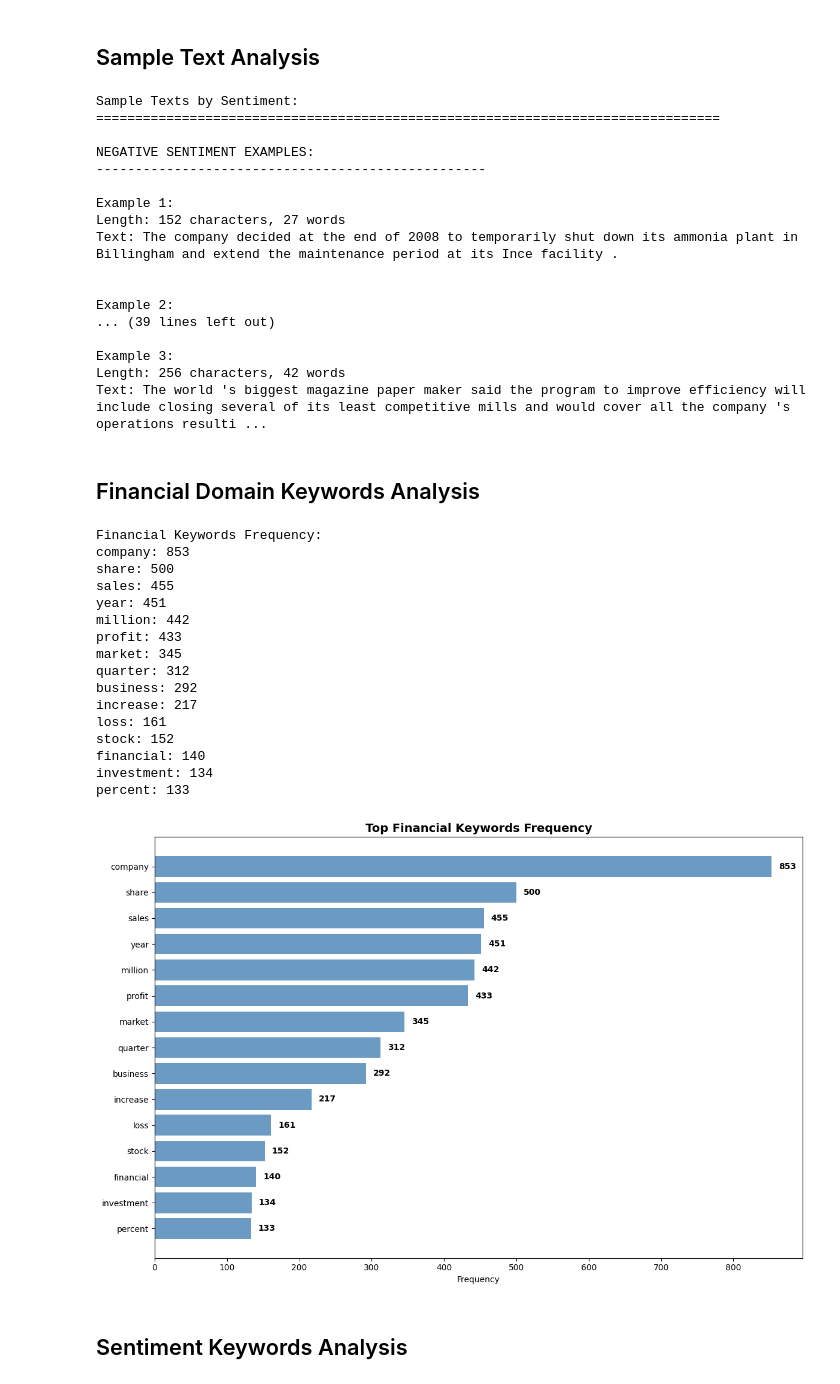
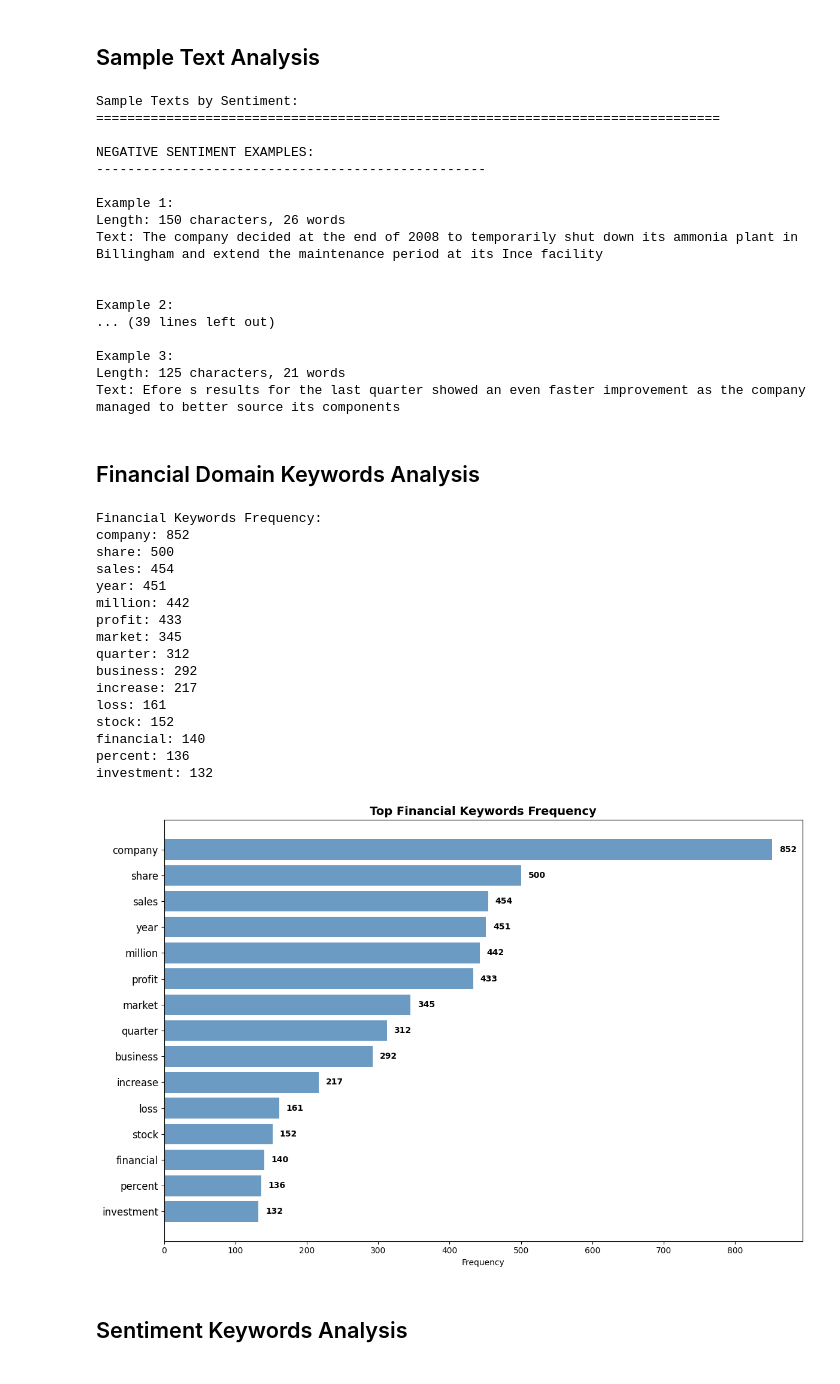
Before and after one commit to IMAGINARY9/News-Sentiment, a Jupyter notebook: notebooks/exploration.ipynb, the cells around one changed output. Saved outputs shown, nothing was run; the diff lists cells and outputs as text; code cells hidden in the pictures.

```diff
--- a/notebooks/exploration.ipynb
+++ b/notebooks/exploration.ipynb
@@ -41,7 +41,7 @@ Libraries imported successfully!
 ## Data Loading and Initial Inspection
 # %%
 # Load the processed dataset
-data_path = Path('../data/financial_news/processed_all-data.csv')
+data_path = Path('../data/financial_news/prepared/processed_all-data.csv')
 df = pd.read_csv(data_path)
 
 print(f"Dataset shape: {df.shape}")
@@ -435,16 +435,16 @@ NEGATIVE SENTIMENT EXAMPLES:
 --------------------------------------------------
 
 Example 1:
-Length: 152 characters, 27 words
-Text: The company decided at the end of 2008 to temporarily shut down its ammonia plant in Billingham and extend the maintenance period at its Ince facility .
+Length: 150 characters, 26 words
+Text: The company decided at the end of 2008 to temporarily shut down its ammonia plant in Billingham and extend the maintenance period at its Ince facility
 
 
 Example 2:
 ... (39 lines left out)
 
 Example 3:
-Length: 256 characters, 42 words
-Text: The world 's biggest magazine paper maker said the program to improve efficiency will include closing several of its least competitive mills and would cover all the company 's operations resulti ...
+Length: 125 characters, 21 words
+Text: Efore s results for the last quarter showed an even faster improvement as the company managed to better source its components
 # %% [markdown]
 ## Financial Domain Keywords Analysis
 # %%
@@ -472,39 +472,39 @@ for keyword, count in list(sorted_keywords.items())[:15]:
 
 # Visualize top financial keywords
 plt.figure(figsize=(12, 8))
 top_keywords = dict(list(sorted_keywords.items())[:15])
 words = list(top_keywords.keys())
 counts = list(top_keywords.values())
-
 plt.barh(words, counts, color='steelblue', alpha=0.8)
 plt.title('Top Financial Keywords Frequency', fontsize=14, fontweight='bold')
 plt.xlabel('Frequency')
+plt.yticks(rotation=0, fontsize=12)
 plt.gca().invert_yaxis()
 
 # Add value labels
 for i, (word, count) in enumerate(top_keywords.items()):
     plt.text(count + 10, i, f'{count:,}', va='center', fontweight='bold')
 
 plt.tight_layout()
 plt.show()
 # %% [output]
 Financial Keywords Frequency:
-company: 853
+company: 852
 share: 500
-sales: 455
+sales: 454
 year: 451
 million: 442
 profit: 433
 market: 345
 quarter: 312
 business: 292
 increase: 217
 loss: 161
 stock: 152
 financial: 140
-investment: 134
-percent: 133
+percent: 136
+investment: 132
-[figure, old version]
+[figure, new version]
 # %% [markdown]
 ## Sentiment Keywords Analysis
 # %%
```
Also changed, not shown: parts of 13 cells of this notebook, 6 other files.
